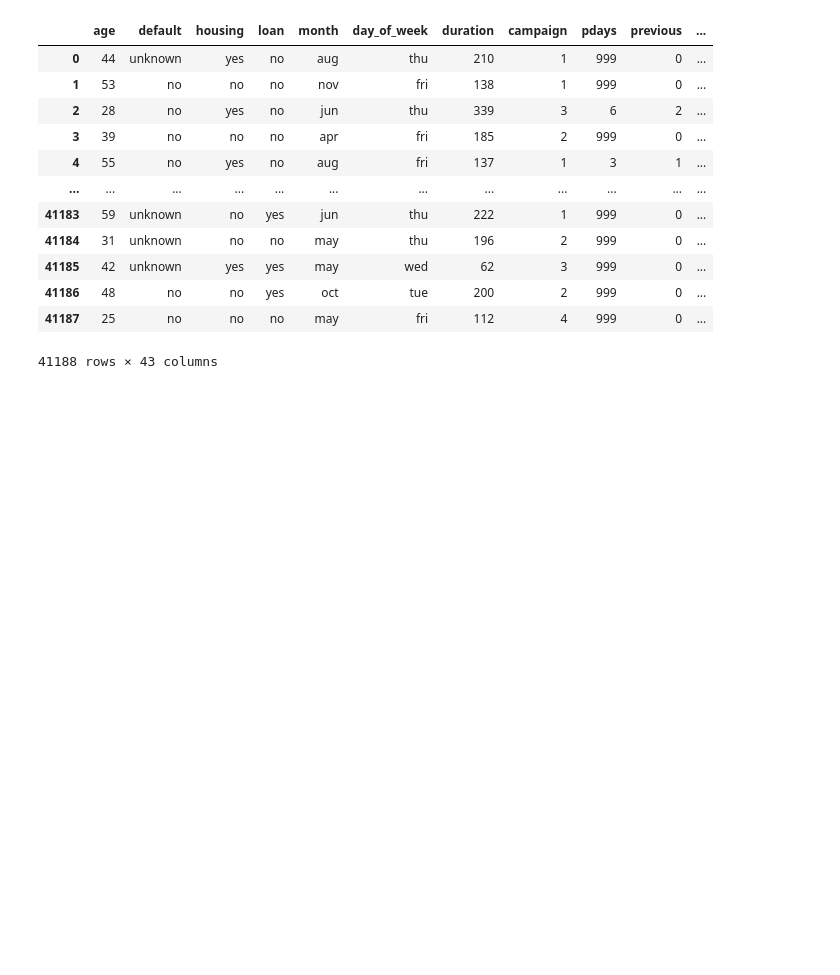
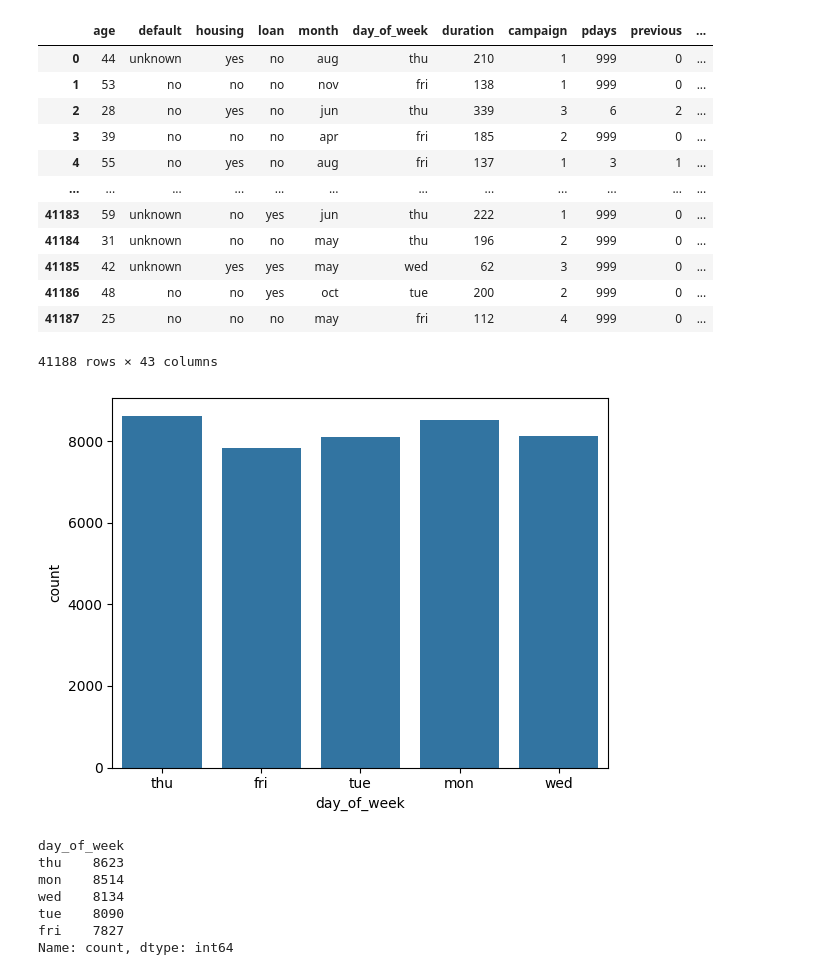
Before and after one commit to MrBigJupiter/LogisticRegression_Sandbox, a Jupyter notebook: log_prac.ipynb, the cells around one changed output. Drawn from its saved outputs; the diff is of its cells as text; code cells hidden in the pictures; blank space fills up the shorter version.

```diff
--- a/log_prac.ipynb
+++ b/log_prac.ipynb
@@ -326,3 +326,16 @@ df.drop('contact', axis=1)
 | 41186 | 48 | no | no | yes | oct | tue | 200 | 2 | 999 | 0 | ... |
 | 41187 | 25 | no | no | no | may | fri | 112 | 4 | 999 | 0 | ... |
 41188 rows × 43 columns
+# %%
+sb.countplot(data=df, x='day_of_week')
+plt.show()
+df['day_of_week'].value_counts()
+# %% [output]
+[figure, added]
+day_of_week
+thu    8623
+mon    8514
+wed    8134
+tue    8090
+fri    7827
+Name: count, dtype: int64
```
Also changed, not shown: parts of 4 cells of this notebook.
